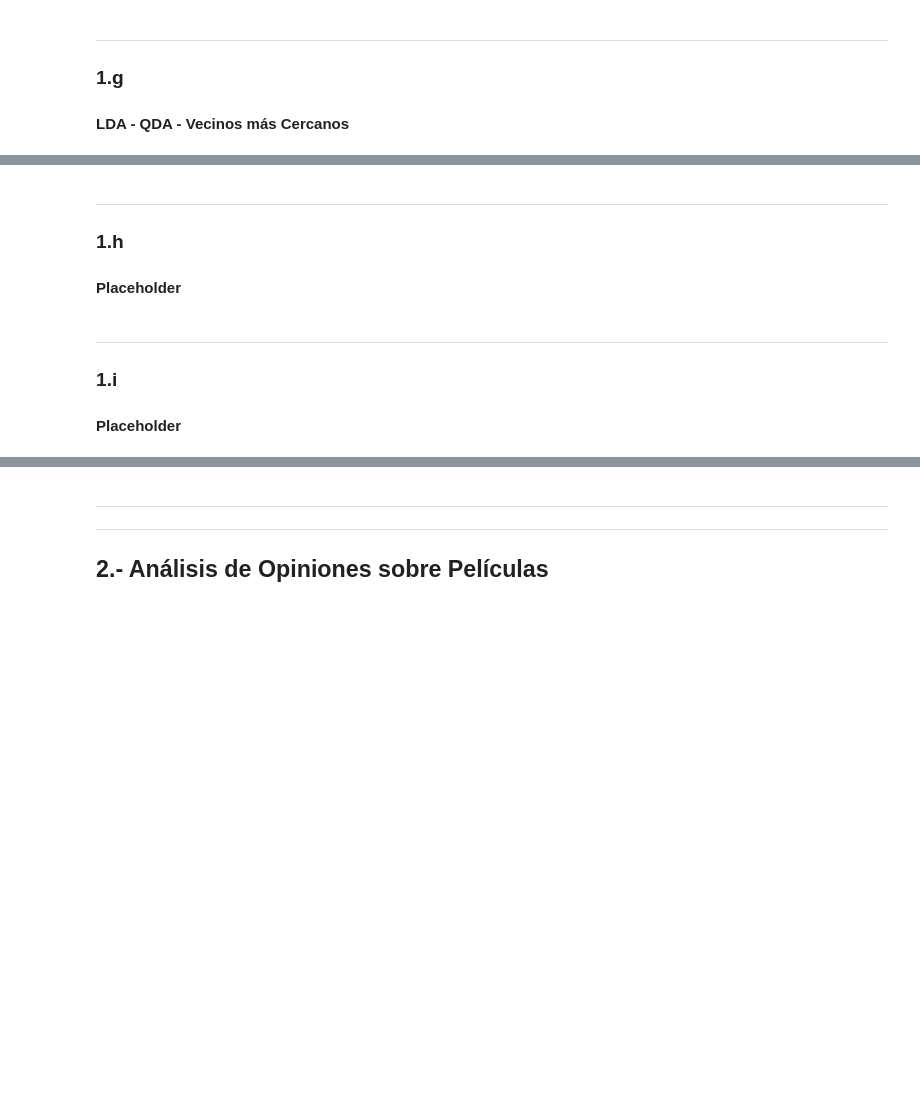
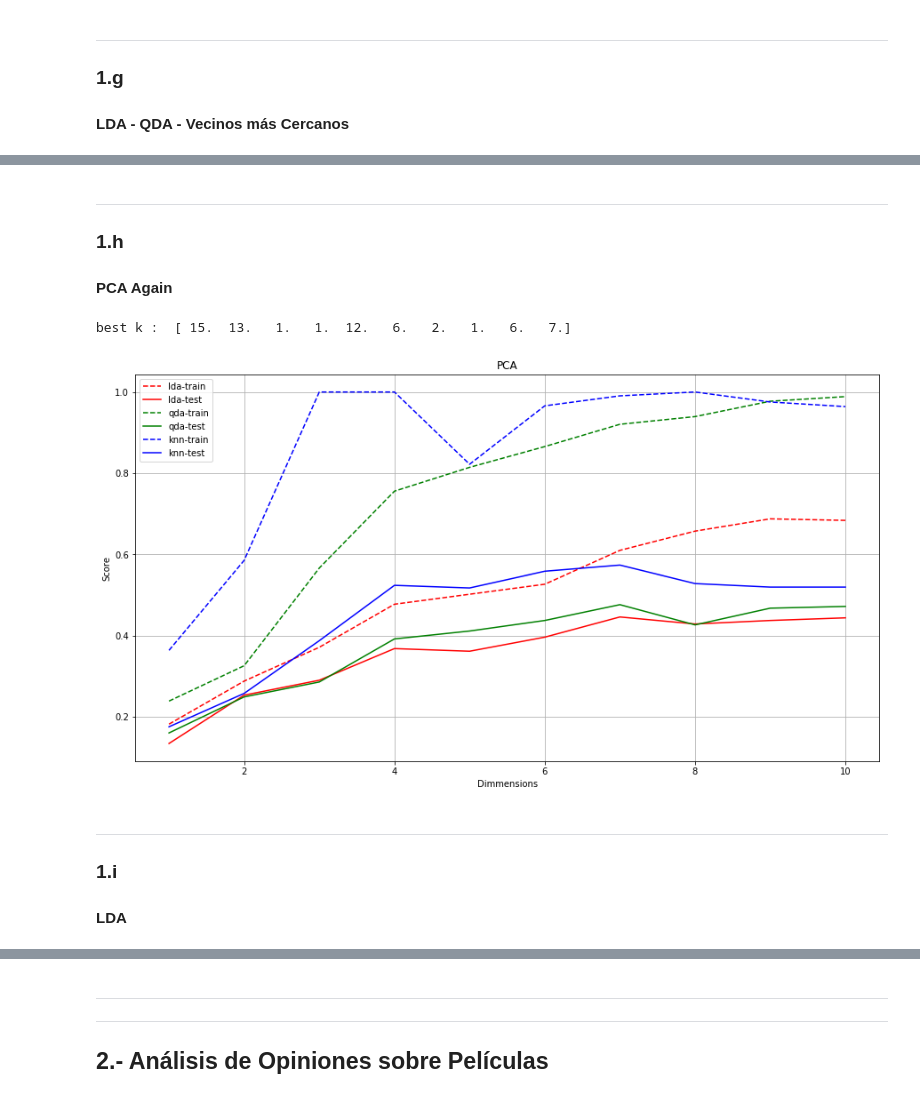
Before and after one commit to vlizanae/INF393, a Jupyter notebook: tarea-2/tarea-2.ipynb, the cells around one changed output, grey strips where cells are left out. Saved outputs shown, nothing was run; the diff lists cells and outputs as text; code cells hidden in the pictures; blank space fills up the shorter version.

```diff
--- a/tarea-2/tarea-2.ipynb
+++ b/tarea-2/tarea-2.ipynb
@@ -253,4 +278,4 @@ KNN:
 ---
 ### 1.h
 
-#### Placeholder
+#### PCA Again
@@ -257,5 +325,23 @@ KNN:
+# %%
+print("best k : ", knn_scores_pca[2,:])
+plt.figure(figsize=(15,8))
+plt.plot(range(1,11), lda_scores_pca[0,:], '--r', label="lda-train")
+plt.plot(range(1,11), lda_scores_pca[1,:], '-r', label="lda-test")
+plt.plot(range(1,11), qda_scores_pca[0,:], '--g', label="qda-train")
+plt.plot(range(1,11), qda_scores_pca[1,:], '-g', label="qda-test")
+plt.plot(range(1,11), knn_scores_pca[0,:], '--b', label="knn-train")
+plt.plot(range(1,11), knn_scores_pca[1,:], '-b', label="knn-test")
+plt.title("PCA")
+plt.ylabel("Score")
+plt.xlabel("Dimmensions")
+plt.legend()
+plt.grid()
+plt.show()
+# %% [output]
+best k :  [ 15.  13.   1.   1.  12.   6.   2.   1.   6.   7.]
+[figure, added]
 # %% [markdown]
 ---
 ### 1.i
 
-#### Placeholder
+#### LDA
```
Also changed, not shown: parts of 9 cells of this notebook.
